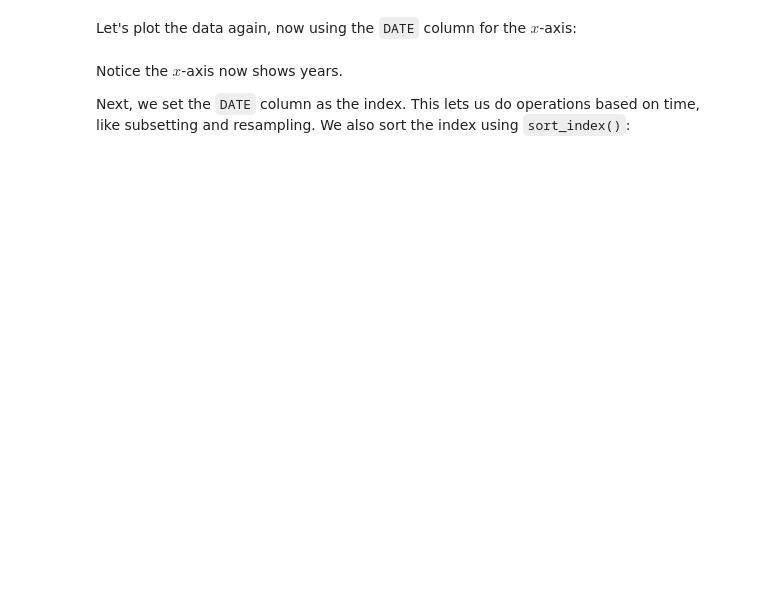
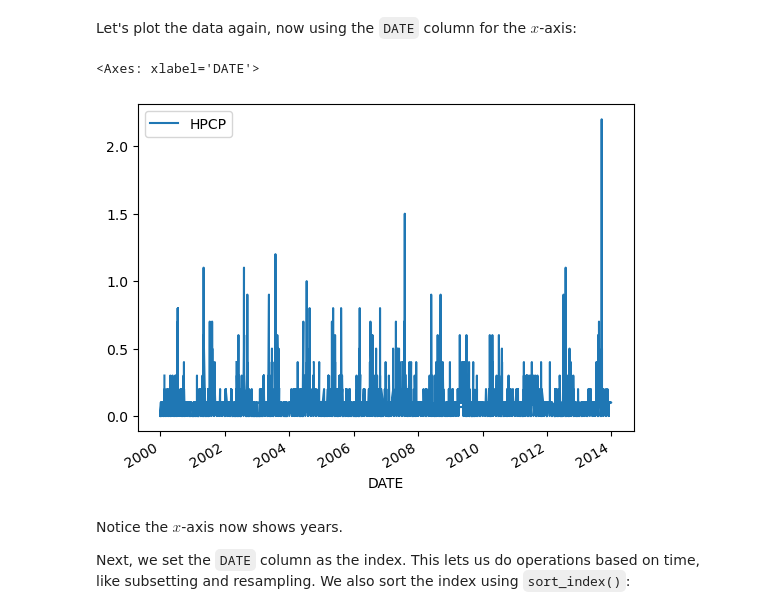
Before and after one commit to eowen19/eds220-in-class, a Jupyter notebook: week-3-time-series.ipynb, the cells around one changed output. Drawn from its saved outputs; the diff is of its cells as text; code cells hidden in the pictures; blank space fills up the shorter version.

```diff
--- a/week-3-time-series.ipynb
+++ b/week-3-time-series.ipynb
@@ -81,2 +155,8 @@ We can convert strings into dates with the `pandas.to_datetime()` function:
 # %% [markdown]
 We can overwrite the `DATE` column with this output:
+# %%
+#Convert date column to timestamps
+precip['DATE'] = pd.to_datetime(precip['DATE'])
+
+#Check the datatypes of dataframe
+precip.dtypes
@@ -83,5 +171,10 @@ We can overwrite the `DATE` column with this output:
 # %% [markdown]
 Let's plot the data again, now using the `DATE` column for the $x$-axis:
+# %%
+precip.plot(x = 'DATE', y = 'HPCP')
+# %% [output]
+<Axes: xlabel='DATE'>
+[figure, added]
 # %% [markdown]
 Notice the $x$-axis now shows years.
 
```
Also changed, not shown: parts of 19 cells of this notebook.
